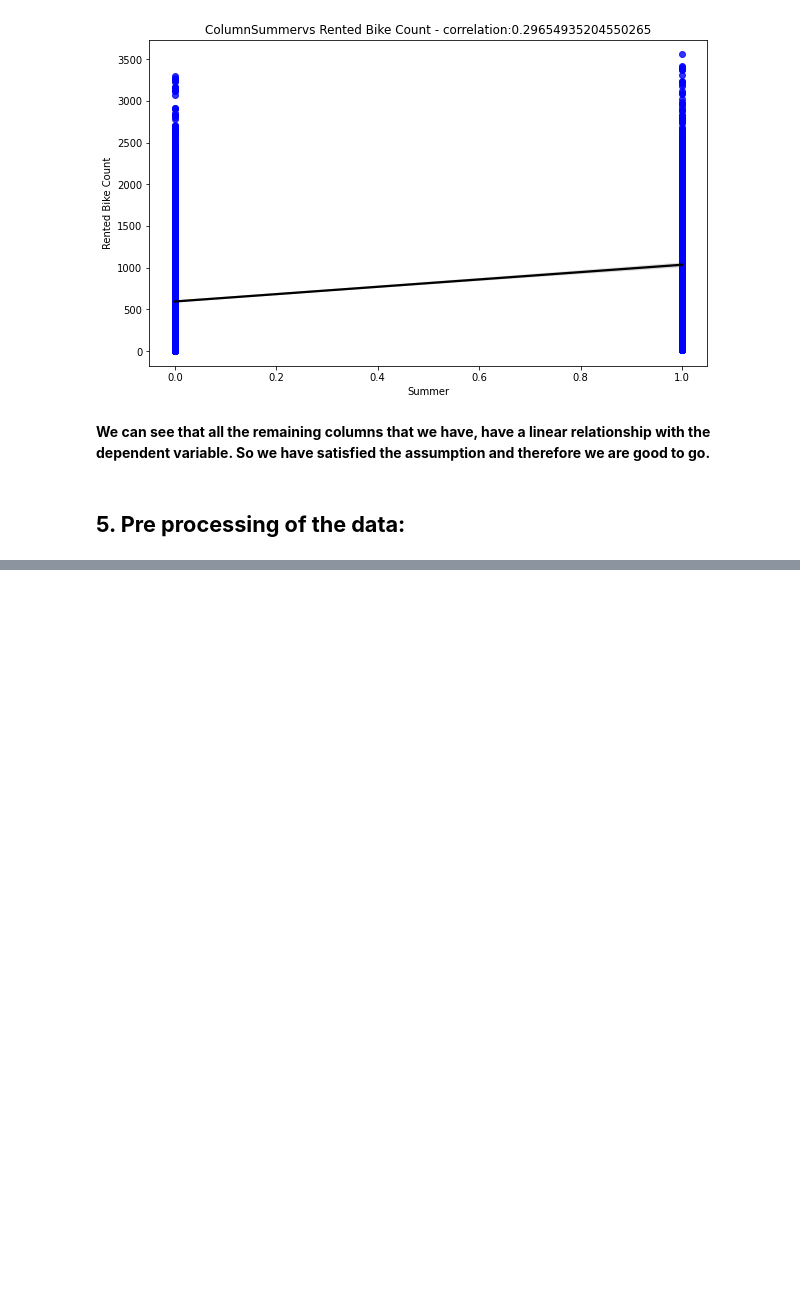
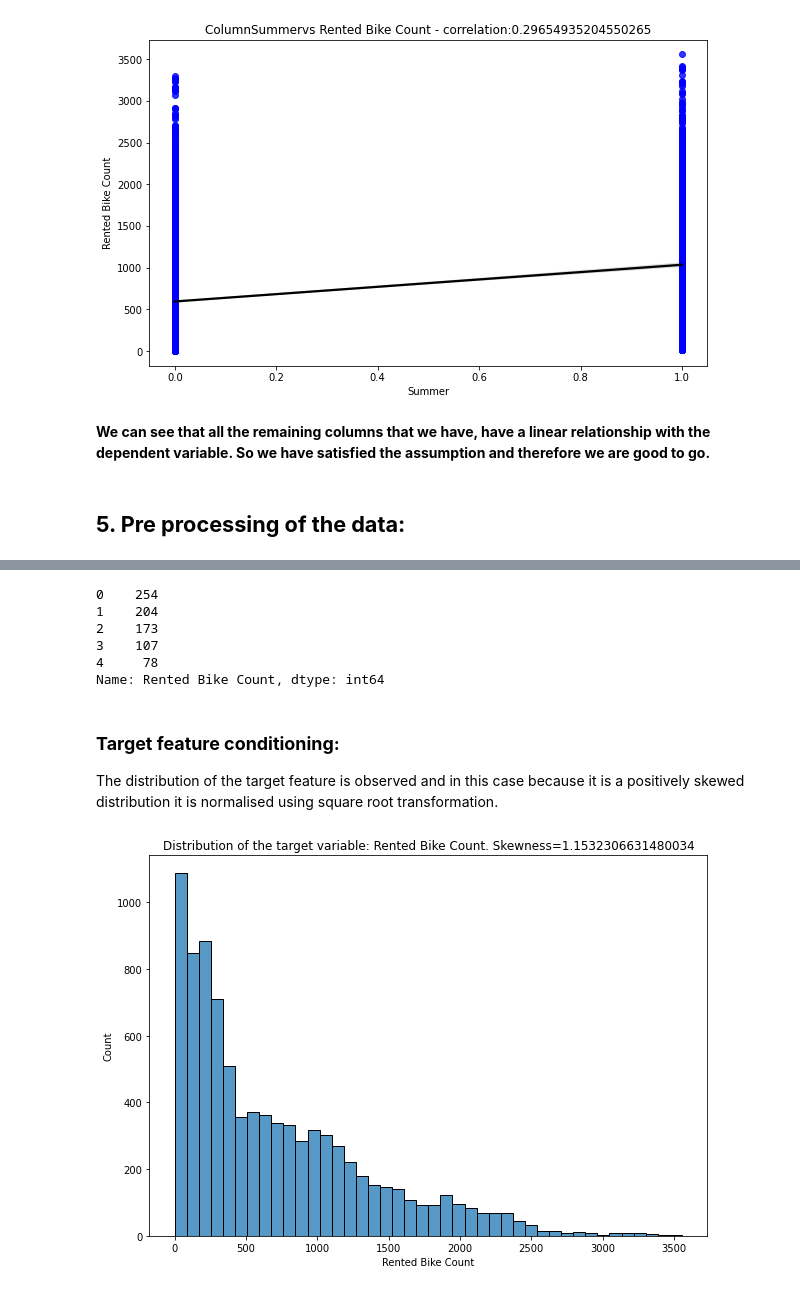
Before and after one commit to Syed-Adnan-S/Bike-Sharing-Demand-Prediction-Capstone-Project, a Jupyter notebook: Bike_Sharing_Demand_Prediction_Capstone_Project_Syed_Adnan_S.ipynb, the cells around one changed output, grey strips where cells are left out. Saved outputs shown, nothing was run; the diff lists cells and outputs as text; code cells hidden in the pictures; blank space fills up the shorter version.

```diff
--- a/Bike_Sharing_Demand_Prediction_Capstone_Project_Syed_Adnan_S.ipynb
+++ b/Bike_Sharing_Demand_Prediction_Capstone_Project_Syed_Adnan_S.ipynb
@@ -748,0 +764,21 @@ for col in idv_cols:
+# %%
+#First look of the dependent variable dataset
+Y.head()
+# %% [output]
+0    254
+1    204
+2    173
+3    107
+4     78
+Name: Rented Bike Count, dtype: int64
+# %% [markdown]
+### <b>Target feature conditioning:</b>
+The distribution of the target feature is observed and in this case because it is a positively skewed distribution it is normalised using square root transformation.
+# %%
+#Checking for the distribution of the Target variable
+plt.figure(figsize=(10,7))
+plt.title("Distribution of the target variable: Rented Bike Count. Skewness="+str(skew(bike_sharing_df['Rented Bike Count'])))
+sns.histplot(data=bike_sharing_df,x='Rented Bike Count')
+plt.show()
+# %% [output]
+[figure, added]
```
Also changed, not shown: parts of 34 cells of this notebook.
